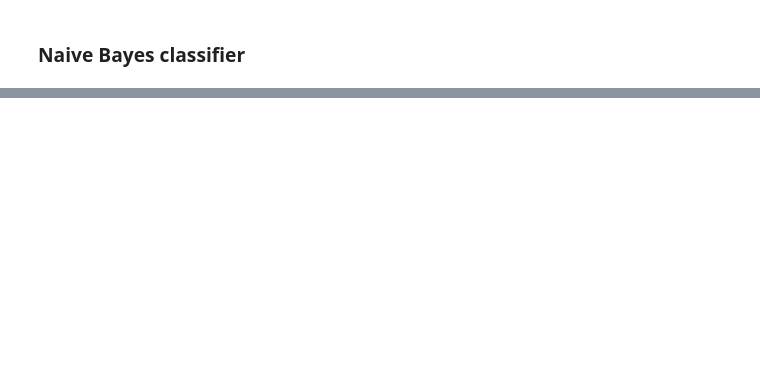
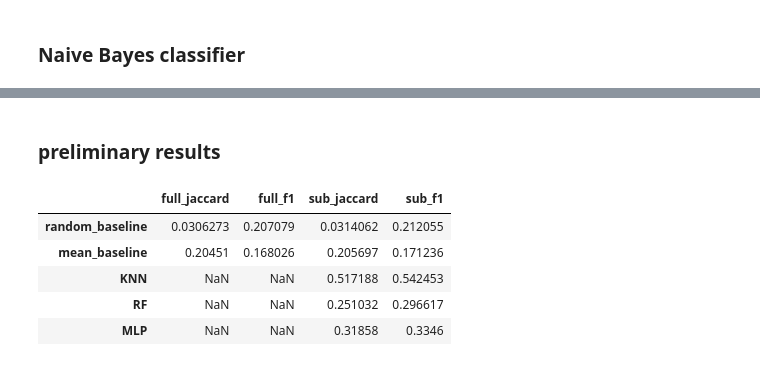
Before and after one commit to xiaohule/ML, a Jupyter notebook: analysez-vos-donnees-textuelles/classifiez-du-texte.ipynb, the cells around one changed output, grey strips where cells are left out. Cells and saved outputs as stored; diff of their text form; code cells hidden in the pictures; blank space fills up the shorter version.

```diff
--- a/analysez-vos-donnees-textuelles/classifiez-du-texte.ipynb
+++ b/analysez-vos-donnees-textuelles/classifiez-du-texte.ipynb
@@ -101,7 +83,8 @@ Our baseline classifier has an f1 score of:  0.16802621301539084
 # %%
 #let's check that our baseline classifier is better than the random classifier
-y_random_pred = np.random.randint(0,2,y_test_full.shape)
+y_random_pred_full = np.random.randint(0,2,y_test_full.shape)
+y_random_pred = np.random.randint(0,2,y_test.shape)
 
-print("The random classifier has an hamming distance of: ",metrics.hamming_loss(y_test_full,y_random_pred))
-print("The random classifier has a jaccard similarity score of: ",metrics.jaccard_similarity_score(y_test_full,y_random_pred))
-print("Our random classifier has an f1 score of: ",metrics.f1_score(y_test_full,y_random_pred,average="weighted"))
+results.loc["random_baseline"] = \
+[jaccard_similarity_score(y_test_full,y_random_pred_full), f1_score(y_test_full,y_random_pred_full,average="weighted"),
+jaccard_similarity_score(y_test,y_random_pred), f1_score(y_test,y_random_pred,average="weighted")]
@@ -129,0 +126,11 @@ print("Our KN classifier has an f1 score of: ",metrics.f1_score(y_test_full,y_KN
+# %% [markdown]
+### preliminary results
+# %%
+results
+# %% [output]
+|  | full_jaccard | full_f1 | sub_jaccard | sub_f1 |
+| random_baseline | 0.0306273 | 0.207079 | 0.0314062 | 0.212055 |
+| mean_baseline | 0.20451 | 0.168026 | 0.205697 | 0.171236 |
+| KNN | NaN | NaN | 0.517188 | 0.542453 |
+| RF | NaN | NaN | 0.251032 | 0.296617 |
+| MLP | NaN | NaN | 0.31858 | 0.3346 |
```
Also changed, not shown: parts of 46 cells of this notebook.
